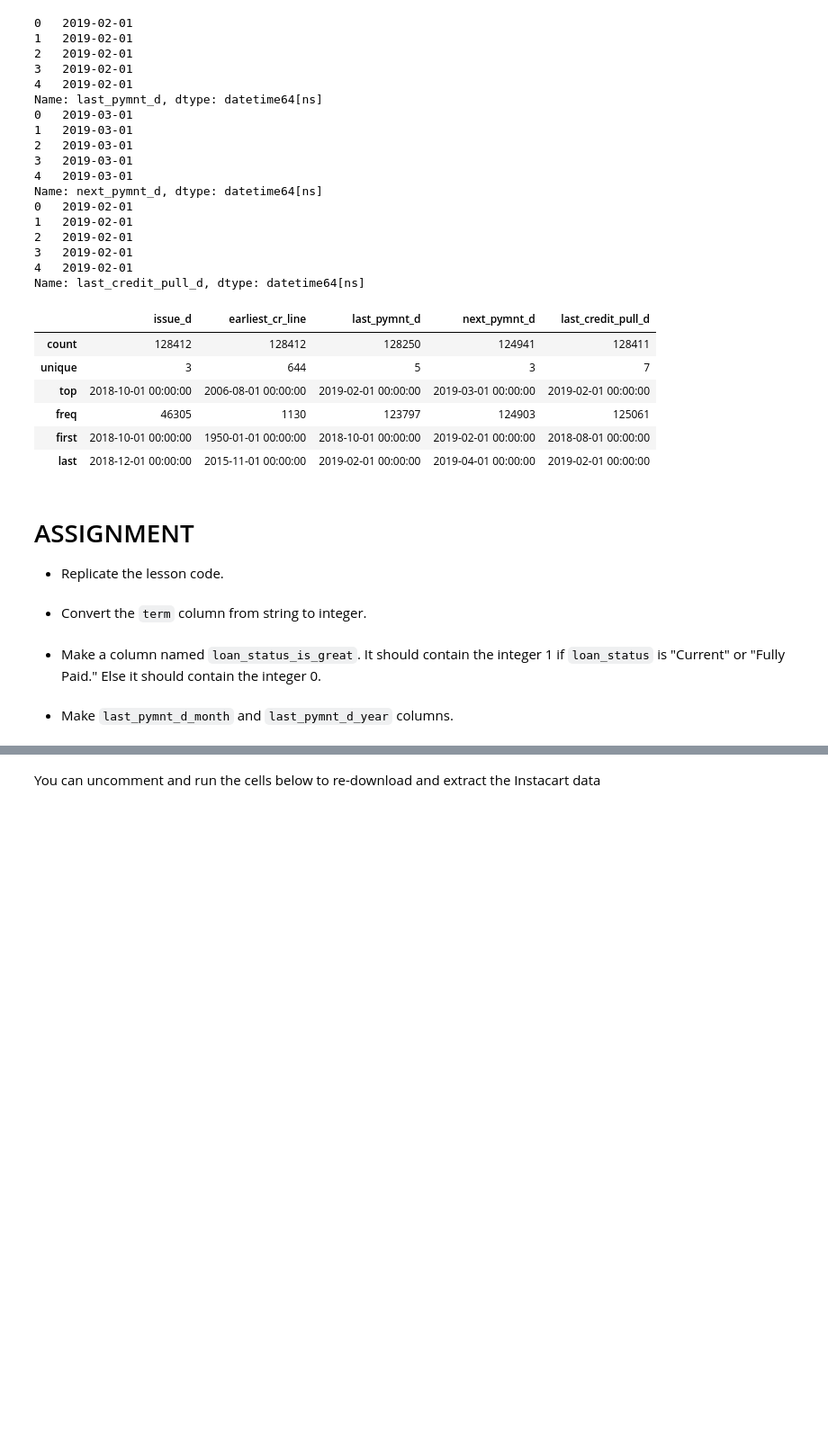
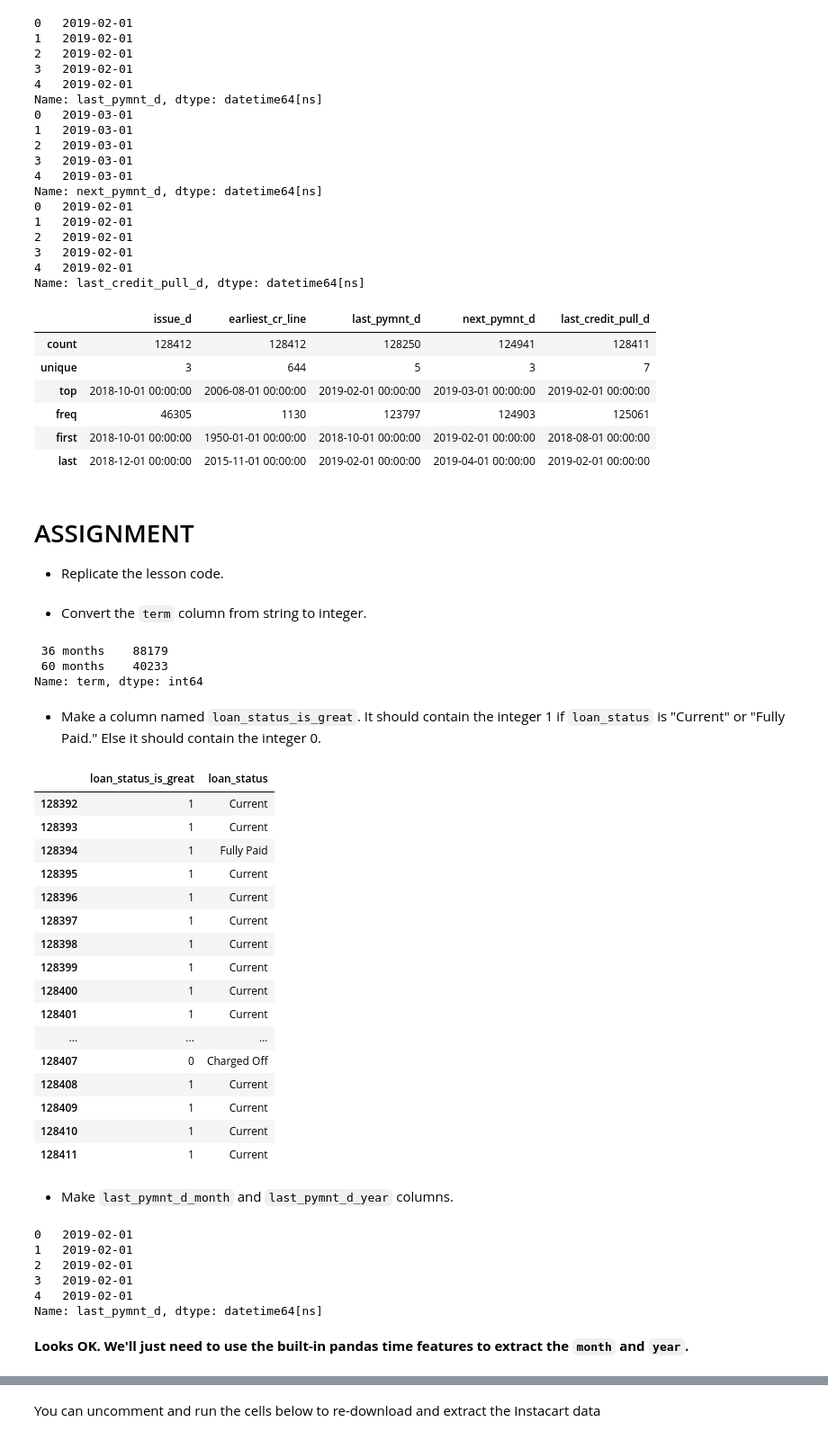
Before and after one commit to bloominstituteoftechnology/DS-Unit-1-Sprint-2-Data-Wrangling-and-Storytelling, a Jupyter notebook: module4-make-features/LS_DS_124_Make_features.ipynb, the cells around one changed output, grey strips where cells are left out. Shown at 90% size. Saved outputs shown, nothing was run; the diff lists cells and outputs as text; code cells hidden in the pictures; blank space fills up the shorter version.

```diff
--- a/module4-make-features/LS_DS_124_Make_features.ipynb
+++ b/module4-make-features/LS_DS_124_Make_features.ipynb
@@ -251,8 +253,61 @@ loan_stats.describe(include='datetime')
 - Replicate the lesson code.
 # %% [markdown]
 - Convert the `term` column from string to integer.
+# %%
+loan_stats['term'].value_counts()
+# %% [output]
+ 36 months    88179
+ 60 months    40233
+Name: term, dtype: int64
+# %%
+# Not too hard to fix. We'll just strip the months off:
+def remove_months(string):
+  return string.strip(' months')
+
+loan_stats['term'] = loan_stats['term'].apply(remove_months)
 # %% [markdown]
 - Make a column named `loan_status_is_great`. It should contain the integer 1 if `loan_status` is "Current" or "Fully Paid." Else it should contain the integer 0.
+# %%
+# Again, pretty straightforward:
+def good_loan(status):
+  if((status == 'Current') | (status == 'Fully Paid')):
+    return 1
+  else:
+    return 0
+
+loan_stats['loan_status_is_great'] = loan_stats['loan_status'].apply(good_loan)
+loan_stats[['loan_status_is_great', 'loan_status']].tail(20)
+# %% [output]
+|  | loan_status_is_great | loan_status |
+| 128392 | 1 | Current |
+| 128393 | 1 | Current |
+| 128394 | 1 | Fully Paid |
+| 128395 | 1 | Current |
+| 128396 | 1 | Current |
+| 128397 | 1 | Current |
+| 128398 | 1 | Current |
+| 128399 | 1 | Current |
+| 128400 | 1 | Current |
+| 128401 | 1 | Current |
+| ... | ... | ... |
+| 128407 | 0 | Charged Off |
+| 128408 | 1 | Current |
+| 128409 | 1 | Current |
+| 128410 | 1 | Current |
+| 128411 | 1 | Current |
 # %% [markdown]
 
 - Make `last_pymnt_d_month` and `last_pymnt_d_year` columns.
+# %%
+# First, we'll inspect the last_pymnt_d column:
+
+loan_stats['last_pymnt_d'].head()
+# %% [output]
+0   2019-02-01
+1   2019-02-01
+2   2019-02-01
+3   2019-02-01
+4   2019-02-01
+Name: last_pymnt_d, dtype: datetime64[ns]
+# %% [markdown]
+**Looks OK. We'll just need to use the built-in pandas time features to extract the `month` and `year`.**
```
Also changed, not shown: parts of 9 cells of this notebook.
